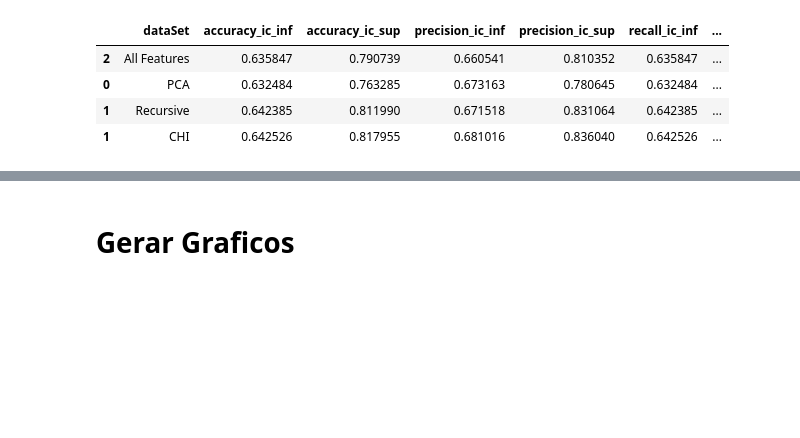
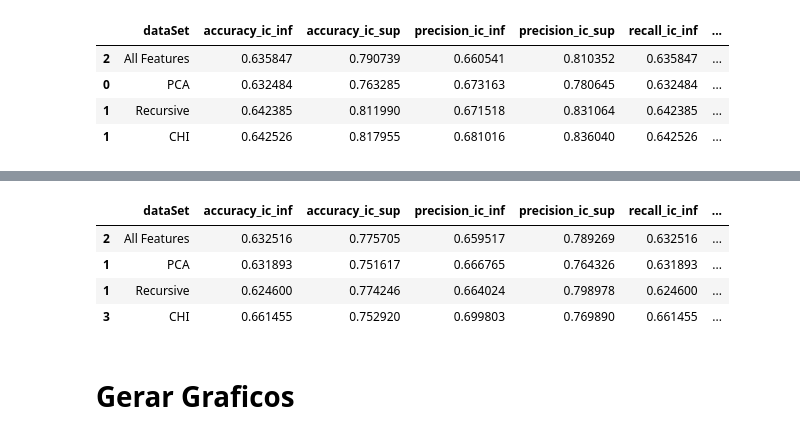
Before and after one commit to carlaprv/sin5007-reconhecimento-de-padroes, a Jupyter notebook: 09 - k_fold_cross_validation_+_Naive_Bayes+SVM+Redes_Neurais_+_Random_forest_v02 .ipynb, the cells around one changed output, grey strips where cells are left out. Cells and saved outputs as stored; diff of their text form; code cells hidden in the pictures; blank space fills up the shorter version.

```diff
--- a/09 - k_fold_cross_validation_+_Naive_Bayes+SVM+Redes_Neurais_+_Random_forest_v02 .ipynb
+++ b/09 - k_fold_cross_validation_+_Naive_Bayes+SVM+Redes_Neurais_+_Random_forest_v02 .ipynb
@@ -895,3 +1027,12 @@ R_RN_ic
+# %%
+R_RF_ic = pd.concat([RF_all_ic,RF_pca_ic,RF_rf_ic,RF_chi_ic])
+R_RF_ic
+# %% [output]
+|  | dataSet | accuracy_ic_inf | accuracy_ic_sup | precision_ic_inf | precision_ic_sup | recall_ic_inf | ... |
+| 2 | All Features | 0.632516 | 0.775705 | 0.659517 | 0.789269 | 0.632516 | ... |
+| 1 | PCA | 0.631893 | 0.751617 | 0.666765 | 0.764326 | 0.631893 | ... |
+| 1 | Recursive | 0.624600 | 0.774246 | 0.664024 | 0.798978 | 0.624600 | ... |
+| 3 | CHI | 0.661455 | 0.752920 | 0.699803 | 0.769890 | 0.661455 | ... |
 # %% [markdown]
 # Gerar Graficos
 # %%
```
Also changed, not shown: parts of 10 cells of this notebook.
